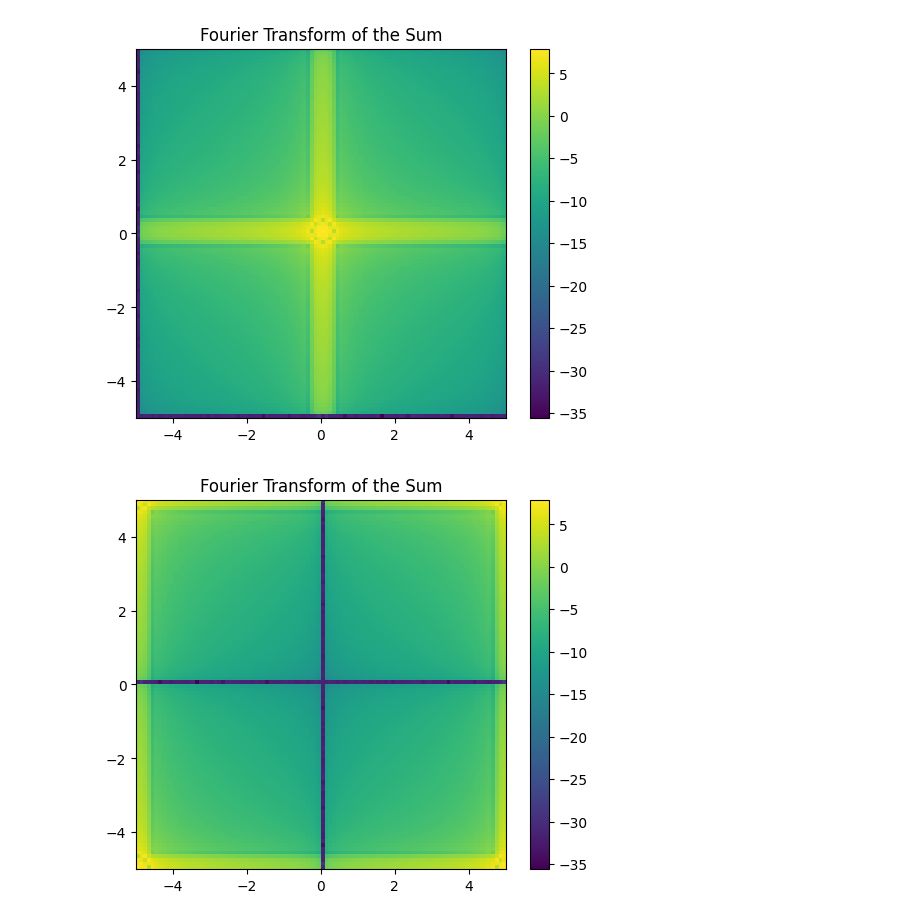
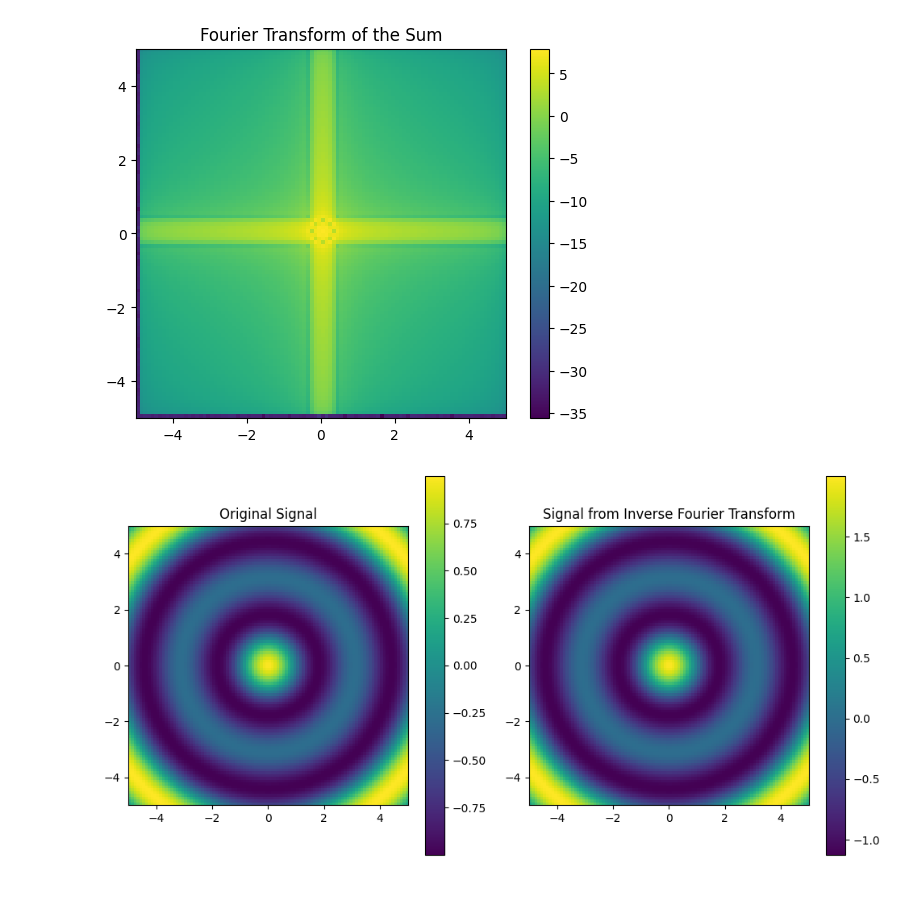
Before and after one commit to MaxStrey/Martinos_MR, a Jupyter notebook: Martinos_project/inverseFourier/mixing_sig_2D.ipynb, the cells around one changed output. Drawn from its saved outputs; the diff is of its cells as text; code cells hidden in the pictures; blank space fills up the shorter version.

Commit message:
finished the fourier and inverse in 2d version of mixing signals

```diff
--- a/Martinos_project/inverseFourier/mixing_sig_2D.ipynb
+++ b/Martinos_project/inverseFourier/mixing_sig_2D.ipynb
@@ -58,20 +58,25 @@ plt.colorbar()
 plt.show()
 # %% [output]
 [figure]
-# %%
-# Take the Fourier transform of the sum
-z_fft_1 = np.fft.fft2(z_sum)
-
-# Shift the zero-frequency component to the center of the spectrum
-z_fft_shift = np.fft.fftshift(z_fft)
-
-# Take the absolute value of the Fourier transform
-z_fft_abs_1 = np.abs(z_fft_1)
-
-# Plot the Fourier transform
-plt.imshow(np.log(z_fft_abs_1), extent=(-5, 5, -5, 5), origin='lower')
-plt.title('Fourier Transform of the Sum')
-plt.colorbar()
-plt.show()
-# %% [output]
-[figure, removed]
+# %%
+# Take the inverse Fourier transform of the Fourier transform
+z_ifft = np.fft.ifft2(np.fft.ifftshift(z_fft_shift))
+
+# Create a figure with 2 subplots
+fig, axs = plt.subplots(1, 2, figsize=(10, 5))
+
+# Plot the original signal
+axs[0].imshow(z_sum, origin='lower', extent=(-5, 5, -5, 5), cmap='viridis')
+axs[0].set_title('Original Signal')
+fig.colorbar(im1, ax=axs[0])
+
+# Plot the signal obtained from the inverse Fourier transform
+im2 = axs[1].imshow(np.real(z_ifft), origin='lower', extent=(-5, 5, -5, 5), cmap='viridis')
+axs[1].set_title('Signal from Inverse Fourier Transform')
+fig.colorbar(im2, ax=axs[1])
+
+# Show the plots
+plt.tight_layout()
+plt.show()
+# %% [output]
+[figure, added]
```
